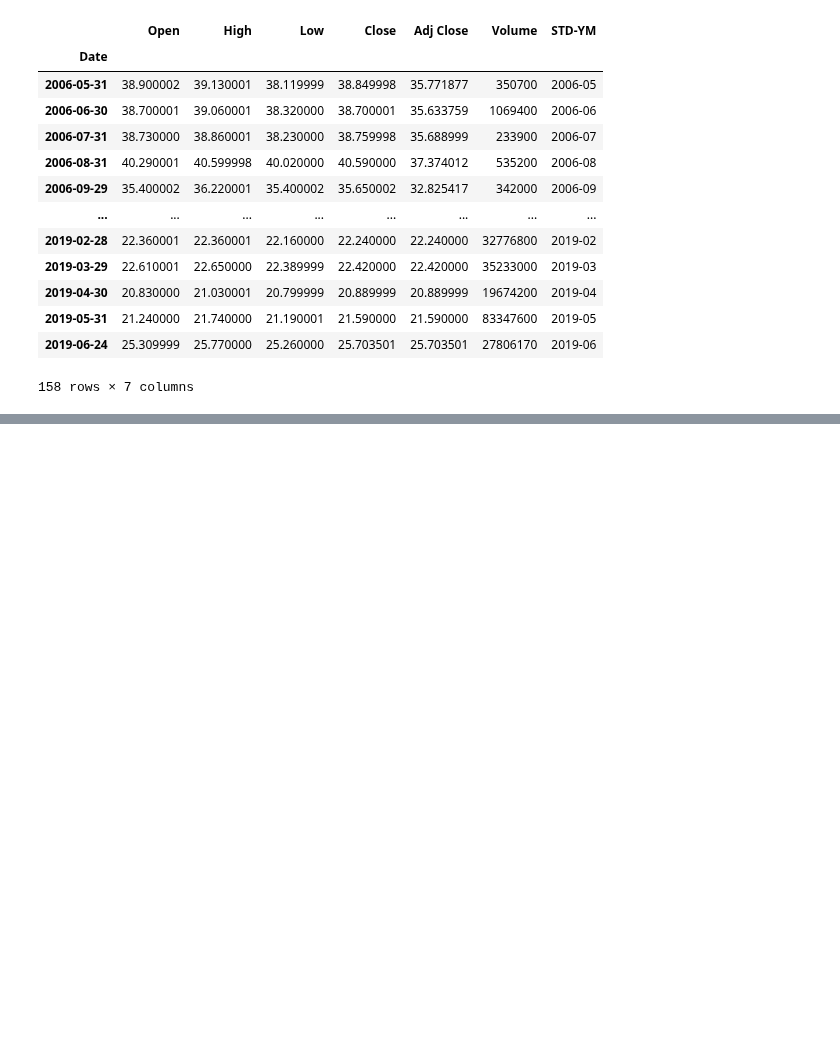
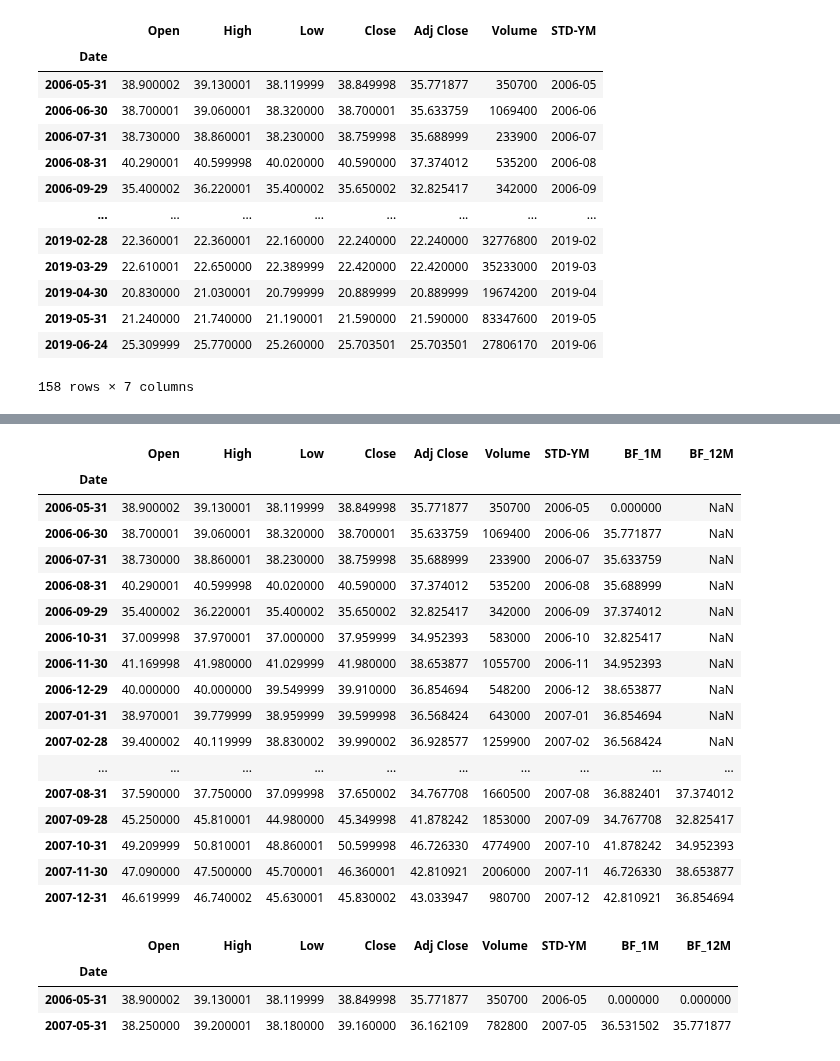
Before and after one commit to sejinhwang97ko/2023prac, a Jupyter notebook: 20230414/01_momentum.ipynb, the cells around one changed output, grey strips where cells are left out. Cells and saved outputs as stored; diff of their text form; code cells hidden in the pictures; blank space fills up the shorter version.

```diff
--- a/20230414/01_momentum.ipynb
+++ b/20230414/01_momentum.ipynb
@@ -195,0 +199,2 @@ month_list_df
+# %%
+month_list_df['BF_1M'] = month_list_df['Adj Close'].shift(1)
@@ -195,0 +218,2 @@ month_list_df
+# %%
+month_list_df['BF_1M'].fillna(0, inplace=True)
@@ -195,0 +237,23 @@ month_list_df
+# %%
+month_list_df['BF_12M'] = month_list_df['Adj Close'].shift(12)
+# %%
+month_list_df.head(20)
+# %% [output]
+|  | Open | High | Low | Close | Adj Close | Volume | STD-YM | BF_1M | BF_12M |
+| Date |  |  |  |  |  |  |  |  |  |
+| 2006-05-31 | 38.900002 | 39.130001 | 38.119999 | 38.849998 | 35.771877 | 350700 | 2006-05 | 0.000000 | NaN |
+| 2006-06-30 | 38.700001 | 39.060001 | 38.320000 | 38.700001 | 35.633759 | 1069400 | 2006-06 | 35.771877 | NaN |
+| 2006-07-31 | 38.730000 | 38.860001 | 38.230000 | 38.759998 | 35.688999 | 233900 | 2006-07 | 35.633759 | NaN |
+| 2006-08-31 | 40.290001 | 40.599998 | 40.020000 | 40.590000 | 37.374012 | 535200 | 2006-08 | 35.688999 | NaN |
+| 2006-09-29 | 35.400002 | 36.220001 | 35.400002 | 35.650002 | 32.825417 | 342000 | 2006-09 | 37.374012 | NaN |
+| 2006-10-31 | 37.009998 | 37.970001 | 37.000000 | 37.959999 | 34.952393 | 583000 | 2006-10 | 32.825417 | NaN |
+| 2006-11-30 | 41.169998 | 41.980000 | 41.029999 | 41.980000 | 38.653877 | 1055700 | 2006-11 | 34.952393 | NaN |
+| 2006-12-29 | 40.000000 | 40.000000 | 39.549999 | 39.910000 | 36.854694 | 548200 | 2006-12 | 38.653877 | NaN |
+| 2007-01-31 | 38.970001 | 39.779999 | 38.959999 | 39.599998 | 36.568424 | 643000 | 2007-01 | 36.854694 | NaN |
+| 2007-02-28 | 39.400002 | 40.119999 | 38.830002 | 39.990002 | 36.928577 | 1259900 | 2007-02 | 36.568424 | NaN |
+| ... | ... | ... | ... | ... | ... | ... | ... | ... | ... |
+| 2007-08-31 | 37.590000 | 37.750000 | 37.099998 | 37.650002 | 34.767708 | 1660500 | 2007-08 | 36.882401 | 37.374012 |
+| 2007-09-28 | 45.250000 | 45.810001 | 44.980000 | 45.349998 | 41.878242 | 1853000 | 2007-09 | 34.767708 | 32.825417 |
+| 2007-10-31 | 49.209999 | 50.810001 | 48.860001 | 50.599998 | 46.726330 | 4774900 | 2007-10 | 41.878242 | 34.952393 |
+| 2007-11-30 | 47.090000 | 47.500000 | 45.700001 | 46.360001 | 42.810921 | 2006000 | 2007-11 | 46.726330 | 38.653877 |
+| 2007-12-31 | 46.619999 | 46.740002 | 45.630001 | 45.830002 | 43.033947 | 980700 | 2007-12 | 42.810921 | 36.854694 |
@@ -195,0 +262,7 @@ month_list_df
+# %%
+month_list_df.iloc[[0,12]]
+# %% [output]
+|  | Open | High | Low | Close | Adj Close | Volume | STD-YM | BF_1M | BF_12M |
+| Date |  |  |  |  |  |  |  |  |  |
+| 2006-05-31 | 38.900002 | 39.130001 | 38.119999 | 38.849998 | 35.771877 | 350700 | 2006-05 | 0.000000 | 0.000000 |
+| 2007-05-31 | 38.250000 | 39.200001 | 38.180000 | 39.160000 | 36.162109 | 782800 | 2007-05 | 36.531502 | 35.771877 |
```
Also changed, not shown: parts of 4 cells of this notebook, 1 other file.
